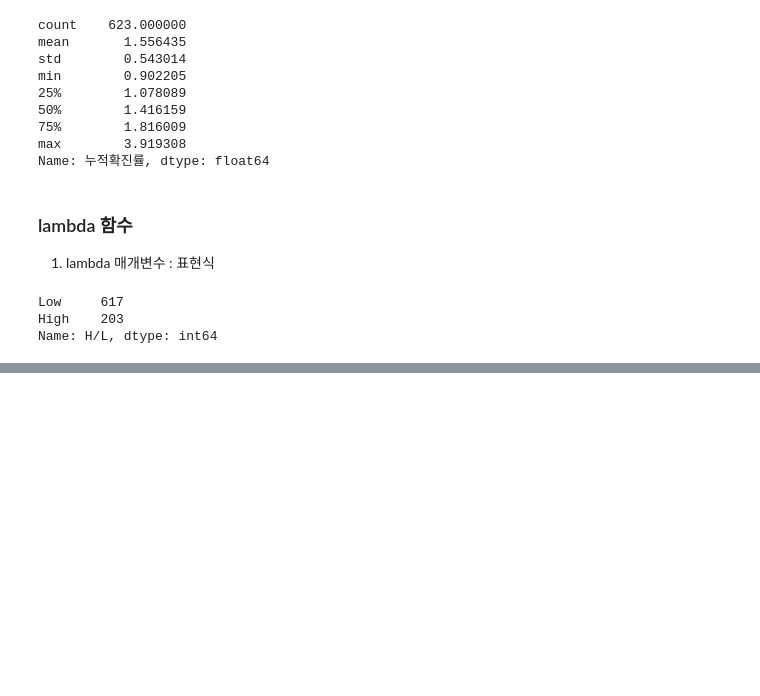
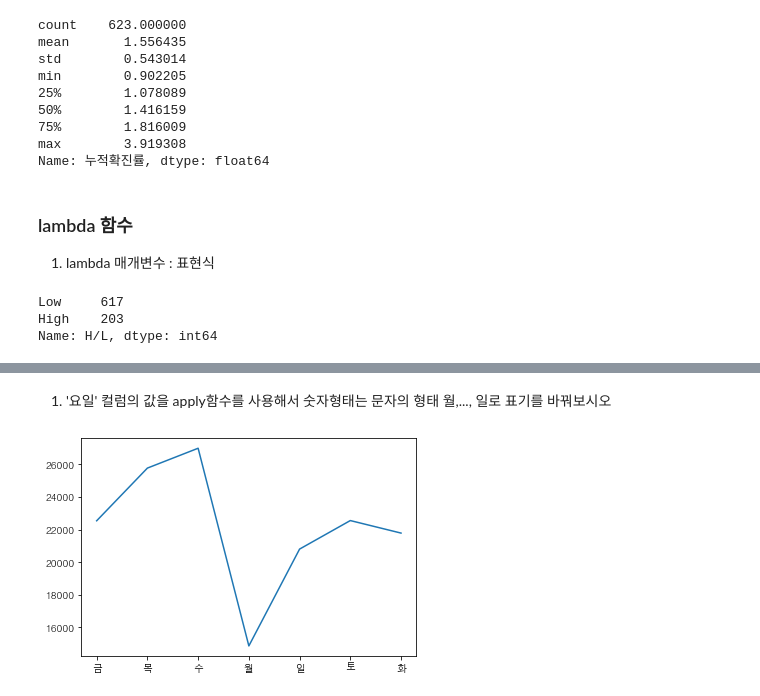
Before and after one commit to bsmoon-86/ubion-4, a Jupyter notebook: 220609/corona.ipynb, the cells around one changed output, grey strips where cells are left out. Saved outputs shown, nothing was run; the diff lists cells and outputs as text; code cells hidden in the pictures; blank space fills up the shorter version.

```diff
--- a/220609/corona.ipynb
+++ b/220609/corona.ipynb
@@ -233,0 +242,3 @@ import numpy as np
+# %%
+## 등록일시 -> string  --> 시계열 데이터
+corona_df["등록일시"] =  pd.to_datetime(corona_df["등록일시"])
@@ -233,0 +267,27 @@ import numpy as np
+# %% [markdown]
+1. '요일' 컬럼의 값을 apply함수를 사용해서 숫자형태는 문자의 형태 월,..., 일로 표기를 바꿔보시오
+# %%
+## 숫자 형태의 요일을 문자 형태로 변환을 하기 위해서 apply() 함수를 사용한다.
+## 경우는 7가지이고 lambda 함수를 사용하기에는 조건이 너무 많다.
+## 이러한 경우는 함수를 선언하고 apply를 사용하는 것이 수월하다.
+
+def week_change(x):
+    if x == 0:
+        return "월"
+    elif x == 1:
+        return "화"
+    elif x == 2:
+        return "수"
+    elif x == 3:
+        return "목"
+    elif x == 4:
+        return "금"
+    elif x == 5:
+        return "토"
+    elif x == 6:
+        return "일"
+    else:
+        return np.NaN
+
+corona_df["요일"].apply(week_change)
+corona_df["요일"] = corona_df["요일"].apply(week_change)
@@ -233,0 +296,18 @@ import numpy as np
+# %%
+## 요일이라는 파생변수를 통해서
+## 요일별 확진자의 평균을 구해서 시각화.
+mean_corona = corona_df.groupby("요일").mean()
+mean_corona
+# %%
+from matplotlib import font_manager, rc
+font_path = "C:/Windows/Fonts/H2GTRM.TTF"
+font = font_manager.FontProperties(fname= font_path).get_name()
+rc('font', family=font)
+
+y = mean_corona["일일확진자"].to_list()
+x = mean_corona.index
+
+plt.plot(x, y)
+plt.show()
+# %% [output]
+[figure, added]
```
Also changed, not shown: parts of 25 cells of this notebook, 2 other files.
